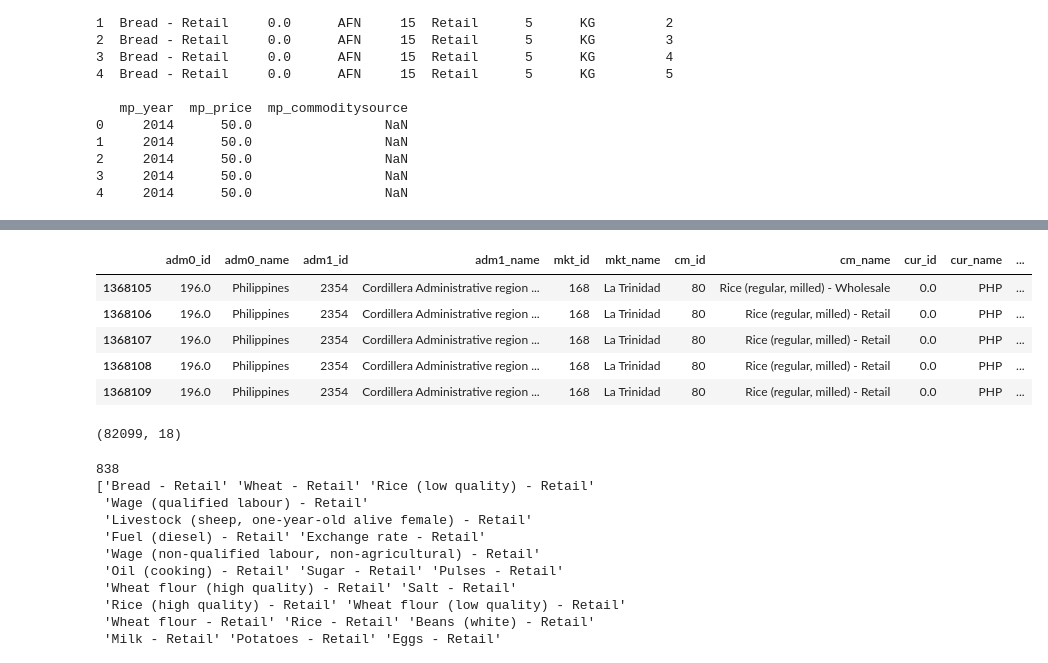
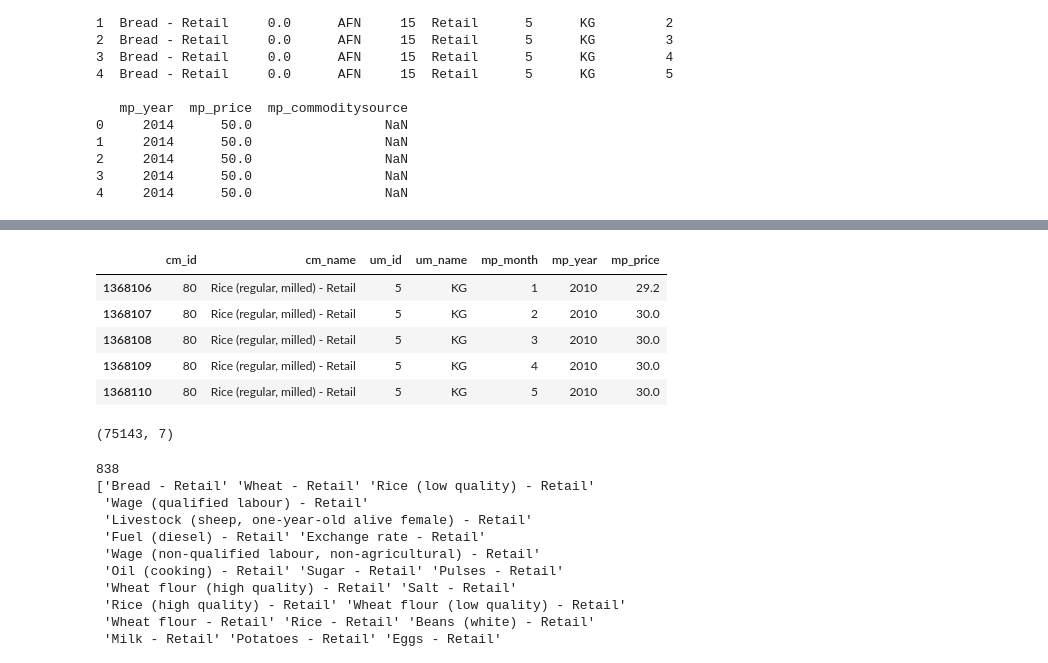
Before and after one commit to mechy88/philippine-produce-data-mining, a Jupyter notebook: Preprocess_worldData.ipynb, the cells around one changed output, grey strips where cells are left out. Cells and saved outputs as stored; diff of their text form; code cells hidden in the pictures.

Commit message:
Clean Data to different produce tables

```diff
--- a/Preprocess_worldData.ipynb
+++ b/Preprocess_worldData.ipynb
@@ -30,15 +58,17 @@ print(df.head())
 # %%
-filtered_df = df[df['adm0_name'] == 'Philippines']
+filtered_df = df[df['adm0_name'] == 'Philippines'] # Only Philippine Produce
+filtered_df = filtered_df[filtered_df['pt_id'] == 15] # Only Retail Prices
+filtered_df = filtered_df.drop(['adm0_id', 'adm0_name', 'adm1_id', 'adm1_name', 'mkt_id', 'mkt_name', 'cur_id', 'cur_name', 'pt_id', 'pt_name', 'mp_commoditysource'], axis=1) # Only Relevant Columns
 
 filtered_df.head()
 # %% [output]
-|  | adm0_id | adm0_name | adm1_id | adm1_name | mkt_id | mkt_name | cm_id | cm_name | cur_id | cur_name | ... |
-| 1368105 | 196.0 | Philippines | 2354 | Cordillera Administrative region ... | 168 | La Trinidad | 80 | Rice (regular, milled) - Wholesale | 0.0 | PHP | ... |
-| 1368106 | 196.0 | Philippines | 2354 | Cordillera Administrative region ... | 168 | La Trinidad | 80 | Rice (regular, milled) - Retail | 0.0 | PHP | ... |
-| 1368107 | 196.0 | Philippines | 2354 | Cordillera Administrative region ... | 168 | La Trinidad | 80 | Rice (regular, milled) - Retail | 0.0 | PHP | ... |
-| 1368108 | 196.0 | Philippines | 2354 | Cordillera Administrative region ... | 168 | La Trinidad | 80 | Rice (regular, milled) - Retail | 0.0 | PHP | ... |
-| 1368109 | 196.0 | Philippines | 2354 | Cordillera Administrative region ... | 168 | La Trinidad | 80 | Rice (regular, milled) - Retail | 0.0 | PHP | ... |
+|  | cm_id | cm_name | um_id | um_name | mp_month | mp_year | mp_price |
+| 1368106 | 80 | Rice (regular, milled) - Retail | 5 | KG | 1 | 2010 | 29.2 |
+| 1368107 | 80 | Rice (regular, milled) - Retail | 5 | KG | 2 | 2010 | 30.0 |
+| 1368108 | 80 | Rice (regular, milled) - Retail | 5 | KG | 3 | 2010 | 30.0 |
+| 1368109 | 80 | Rice (regular, milled) - Retail | 5 | KG | 4 | 2010 | 30.0 |
+| 1368110 | 80 | Rice (regular, milled) - Retail | 5 | KG | 5 | 2010 | 30.0 |
 # %%
 print(filtered_df.shape)
 # %% [output]
-(82099, 18)
+(75143, 7)
```
Also changed, not shown: parts of 27 cells of this notebook.
